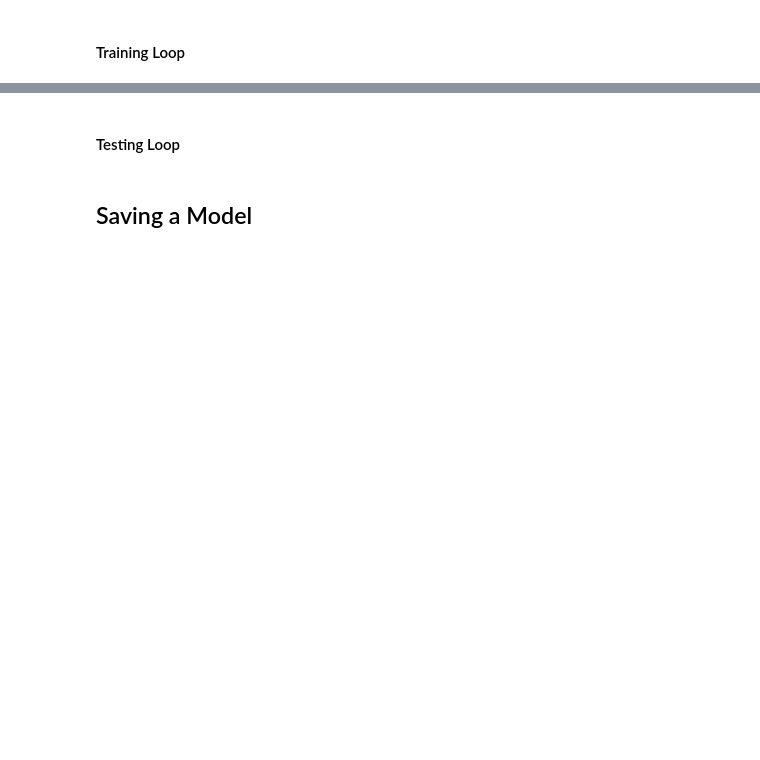
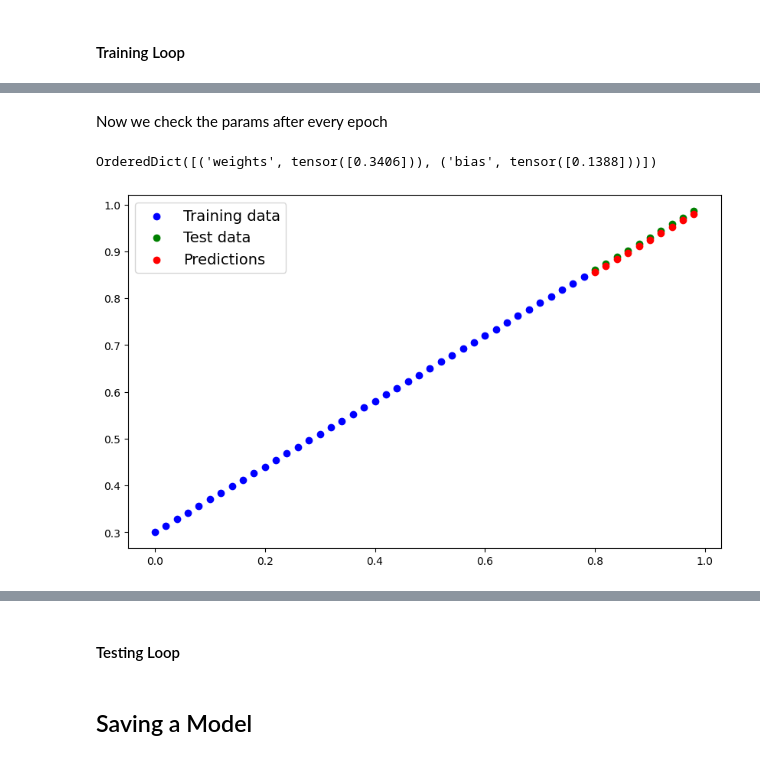
Before and after one commit to arousi/PyTorch_DL, a Jupyter notebook: PythonApplication1/01_PyTorch_DL.ipynb, the cells around one changed output, grey strips where cells are left out. Cells and saved outputs as stored; diff of their text form; code cells hidden in the pictures; blank space fills up the shorter version.

```diff
--- a/PythonApplication1/01_PyTorch_DL.ipynb
+++ b/PythonApplication1/01_PyTorch_DL.ipynb
@@ -16,0 +247,2 @@ import matplotlib.pyplot as plt
+# %%
+loss_fn = nn.L1Loss()
@@ -17,2 +251,5 @@ import matplotlib.pyplot as plt
+# %%
+optim = torch.optim.SGD(params = model_0.parameters(),
+                        lr = 0.01) #learning rate = most important hyper parameter possibility
 # %% [markdown]
 #### Training Loop
@@ -18,0 +268,34 @@ import matplotlib.pyplot as plt
+# %%
+torch.manual_seed(42)
+
+# One loop over the data
+epochs = 100
+
+#0. Loop
+for epoch in range(epochs):
+    # Set model to training mode
+    model_0.train()
+
+    #1. Forward pass
+    y_preds = model_0(X_train)
+    print(f"Y predictions is: {y_preds}")
+    #2.Calc Loss
+    loss = loss_fn(y_preds, y_train)
+    print(f"Loss is: {loss}")
+    #3. Optimizer 0 grad
+    optim.zero_grad()
+
+    #4. Backprob on params
+    loss.backward()
+
+    #5. Do gradient descent
+    optim.step()
+
+    model_0.eval() #turns off gradient tracking
+    with torch.inference_mode():
+        test_pred = model_0(X_test)
+
+
+        test_loss = loss_fn(test_pred, y_test)
+    if epoch % 10 == 0:
+        print(f"Epoch: {epoch} | Loss: {loss} | Test Loss: {test_loss}")
@@ -18,0 +320,13 @@ import matplotlib.pyplot as plt
+# %% [markdown]
+Now we check the params after every epoch
+# %%
+model_0.state_dict()
+# %% [output]
+OrderedDict([('weights', tensor([0.3406])), ('bias', tensor([0.1388]))])
+# %%
+with torch.inference_mode():
+    y_preds = model_0(X_test)
+
+plot_predictions(predictions = y_preds)
+# %% [output]
+[figure, added]
```
Also changed, not shown: parts of 31 cells of this notebook, 25 other files.
